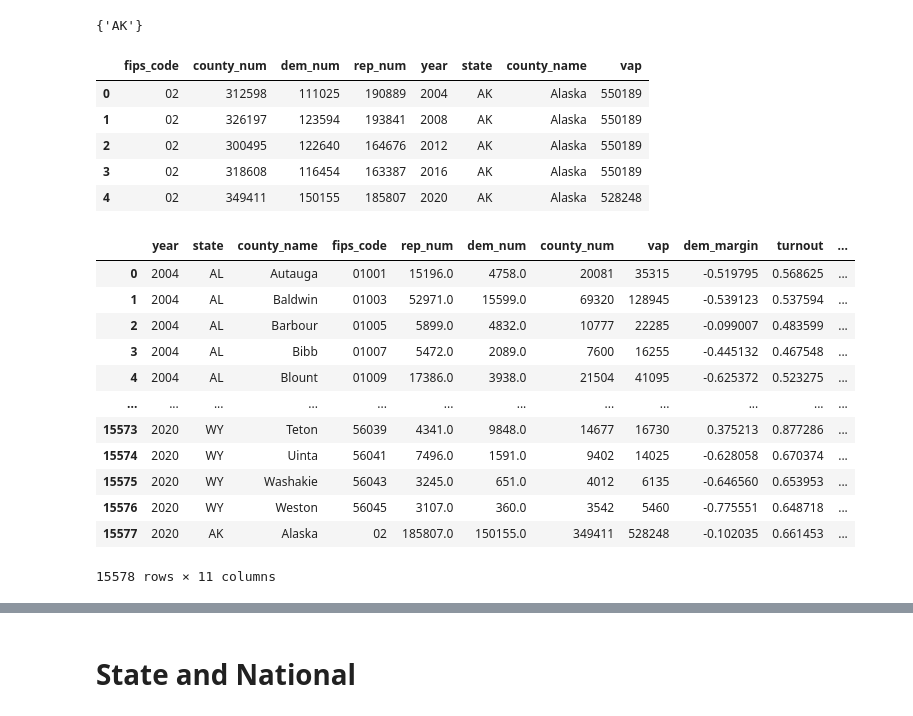
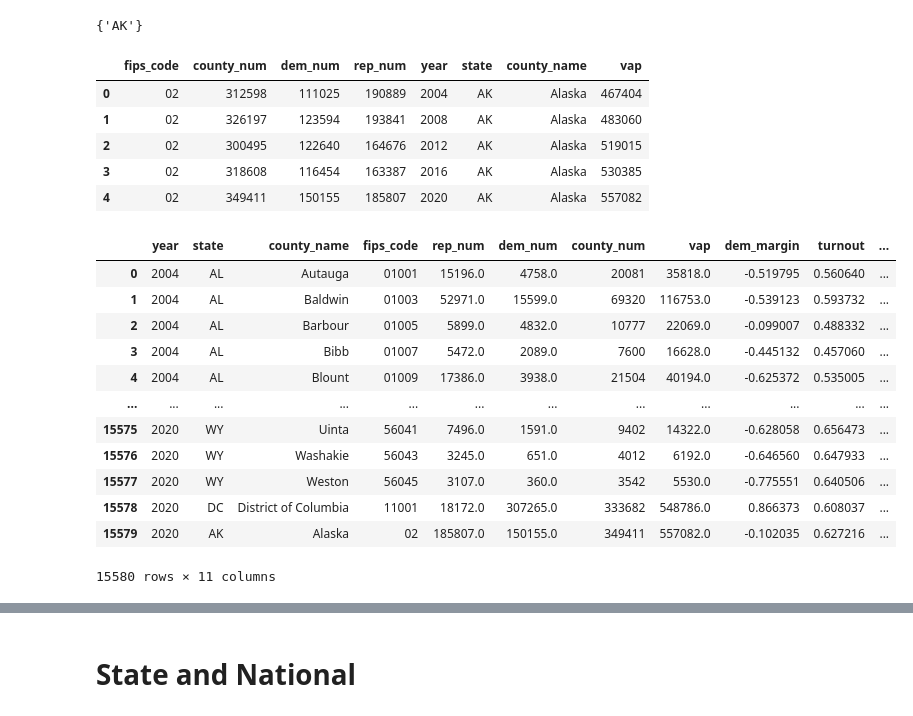
Before and after one commit to psthomas/election-vis, a Jupyter notebook: voting_national.ipynb, the cells around one changed output, grey strips where cells are left out. Saved outputs shown, nothing was run; the diff lists cells and outputs as text; code cells hidden in the pictures.

Commit message:
Update CVAP data, add 2020

```diff
--- a/voting_national.ipynb
+++ b/voting_national.ipynb
@@ -457,65 +477,67 @@ ak = [
     [2004, 2008, 2012, 2016, 2020],
     ['AK', 'AK', 'AK', 'AK', 'AK'],
     ['Alaska', 'Alaska', 'Alaska', 'Alaska', 'Alaska'],
-    [550189, 550189, 550189, 550189, 528248]
+    [467404, 483060, 519015, 530385, 557082]
 ]
 alaska_df = pd.DataFrame(dict(zip(columns, ak)))
 alaska_df
 # %% [output]
 |  | fips_code | county_num | dem_num | rep_num | year | state | county_name | vap |
-| 0 | 02 | 312598 | 111025 | 190889 | 2004 | AK | Alaska | 550189 |
-| 1 | 02 | 326197 | 123594 | 193841 | 2008 | AK | Alaska | 550189 |
-| 2 | 02 | 300495 | 122640 | 164676 | 2012 | AK | Alaska | 550189 |
-| 3 | 02 | 318608 | 116454 | 163387 | 2016 | AK | Alaska | 550189 |
-| 4 | 02 | 349411 | 150155 | 185807 | 2020 | AK | Alaska | 528248 |
+| 0 | 02 | 312598 | 111025 | 190889 | 2004 | AK | Alaska | 467404 |
+| 1 | 02 | 326197 | 123594 | 193841 | 2008 | AK | Alaska | 483060 |
+| 2 | 02 | 300495 | 122640 | 164676 | 2012 | AK | Alaska | 519015 |
+| 3 | 02 | 318608 | 116454 | 163387 | 2016 | AK | Alaska | 530385 |
+| 4 | 02 | 349411 | 150155 | 185807 | 2020 | AK | Alaska | 557082 |
 # %%
 # Combine 2020 data with 2004-2016 data, get VAP data
-def get_yearcategory(el):
-    if el in [2004, 2008]:
-        return '2004-2008'
-    elif el in [2012]:
-        return '2012'
-    elif el in [2016, 2020]:
-        return '2016-2020'
-    else:
-        return None
+
+# No longer need year category, as I have annual CVAP estimates by county now.
+# def get_yearcategory(el):
+#     if el in [2004, 2008]:
+#         return '2004-2008'
+#     elif el in [2012]:
+#         return '2012'
+#     elif el in [2016, 2020]:
+#         return '2016-2020'
+#     else:
+#         return None
 
 county = pd.concat([county, county_2020])
-county['year_category'] = county['year'].apply(get_yearcategory)
+# county['year_category'] = county['year'].apply(get_yearcategory)
 # # premerge = county.copy()
 # # https://stackoverflow.com/questions/36891977/diff-of-two-dataframes
 # # missing = premerge.merge(county, on=['year', 'fips_code'], how='outer', indicator=True)
 # # missing[missing['_merge'] == 'left_only']['state_x'].value_counts()
 # # Ok, it's mostly Alaska missing. Just append it separately.
 # # AK    188
 # # MO      4
 # # SD      1
 # # VA      1
 # Merge on county VAP data
-county = county.merge(countypop_df, on=['fips_code', 'year_category'])
+county = county.merge(countypop_df, on=['fips_code', 'year'])
 county = pd.concat([county, alaska_df])
 county['dem_margin'] =  (county['dem_num'] - county['rep_num'])/county['county_num']
 county['turnout'] = county['county_num']/ county['vap']
 county = county[['year', 'state', 'county_name',
     'fips_code', 'rep_num', 'dem_num', 'county_num', 'vap',
     'dem_margin', 'turnout']]
 county = county.merge(electoral_df, on=['state', 'year'])
 county.reset_index(drop=True, inplace=True)
 county
 # %% [output]
 |  | year | state | county_name | fips_code | rep_num | dem_num | county_num | vap | dem_margin | turnout | ... |
-| 0 | 2004 | AL | Autauga | 01001 | 15196.0 | 4758.0 | 20081 | 35315 | -0.519795 | 0.568625 | ... |
-| 1 | 2004 | AL | Baldwin | 01003 | 52971.0 | 15599.0 | 69320 | 128945 | -0.539123 | 0.537594 | ... |
-| 2 | 2004 | AL | Barbour | 01005 | 5899.0 | 4832.0 | 10777 | 22285 | -0.099007 | 0.483599 | ... |
-| 3 | 2004 | AL | Bibb | 01007 | 5472.0 | 2089.0 | 7600 | 16255 | -0.445132 | 0.467548 | ... |
-| 4 | 2004 | AL | Blount | 01009 | 17386.0 | 3938.0 | 21504 | 41095 | -0.625372 | 0.523275 | ... |
+| 0 | 2004 | AL | Autauga | 01001 | 15196.0 | 4758.0 | 20081 | 35818.0 | -0.519795 | 0.560640 | ... |
+| 1 | 2004 | AL | Baldwin | 01003 | 52971.0 | 15599.0 | 69320 | 116753.0 | -0.539123 | 0.593732 | ... |
+| 2 | 2004 | AL | Barbour | 01005 | 5899.0 | 4832.0 | 10777 | 22069.0 | -0.099007 | 0.488332 | ... |
+| 3 | 2004 | AL | Bibb | 01007 | 5472.0 | 2089.0 | 7600 | 16628.0 | -0.445132 | 0.457060 | ... |
+| 4 | 2004 | AL | Blount | 01009 | 17386.0 | 3938.0 | 21504 | 40194.0 | -0.625372 | 0.535005 | ... |
 | ... | ... | ... | ... | ... | ... | ... | ... | ... | ... | ... | ... |
-| 15573 | 2020 | WY | Teton | 56039 | 4341.0 | 9848.0 | 14677 | 16730 | 0.375213 | 0.877286 | ... |
-| 15574 | 2020 | WY | Uinta | 56041 | 7496.0 | 1591.0 | 9402 | 14025 | -0.628058 | 0.670374 | ... |
-| 15575 | 2020 | WY | Washakie | 56043 | 3245.0 | 651.0 | 4012 | 6135 | -0.646560 | 0.653953 | ... |
-| 15576 | 2020 | WY | Weston | 56045 | 3107.0 | 360.0 | 3542 | 5460 | -0.775551 | 0.648718 | ... |
-| 15577 | 2020 | AK | Alaska | 02 | 185807.0 | 150155.0 | 349411 | 528248 | -0.102035 | 0.661453 | ... |
+| 15575 | 2020 | WY | Uinta | 56041 | 7496.0 | 1591.0 | 9402 | 14322.0 | -0.628058 | 0.656473 | ... |
+| 15576 | 2020 | WY | Washakie | 56043 | 3245.0 | 651.0 | 4012 | 6192.0 | -0.646560 | 0.647933 | ... |
+| 15577 | 2020 | WY | Weston | 56045 | 3107.0 | 360.0 | 3542 | 5530.0 | -0.775551 | 0.640506 | ... |
+| 15578 | 2020 | DC | District of Columbia | 11001 | 18172.0 | 307265.0 | 333682 | 548786.0 | 0.866373 | 0.608037 | ... |
+| 15579 | 2020 | AK | Alaska | 02 | 185807.0 | 150155.0 | 349411 | 557082.0 | -0.102035 | 0.627216 | ... |
-15578 rows × 11 columns
+15580 rows × 11 columns
 # %%
 county[county['county_name'] == 'Dane']
 #So this is 394780, vs estimated VAP of 345,604/0.8 = 432005 based on this article:, 87 vs 80pct turnout diff.
```
Also changed, not shown: parts of 6 cells of this notebook, 4 other files.
